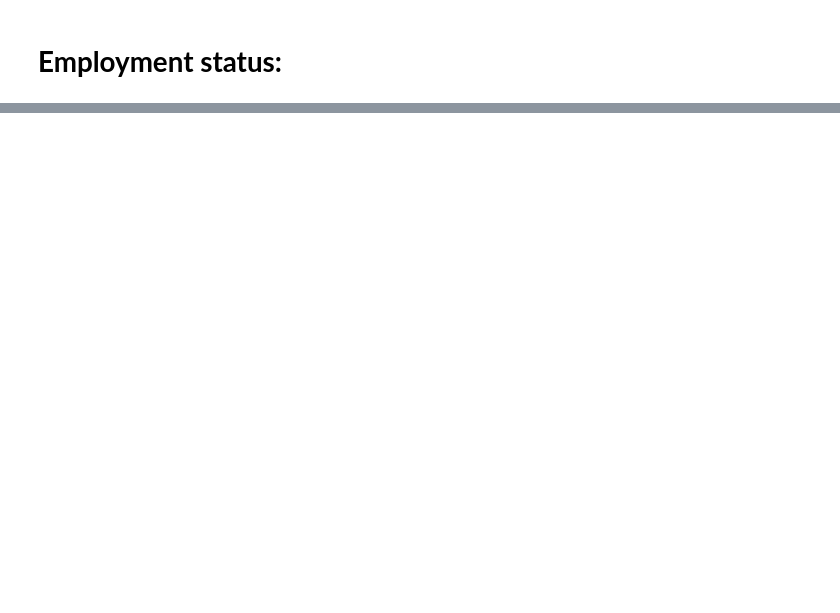
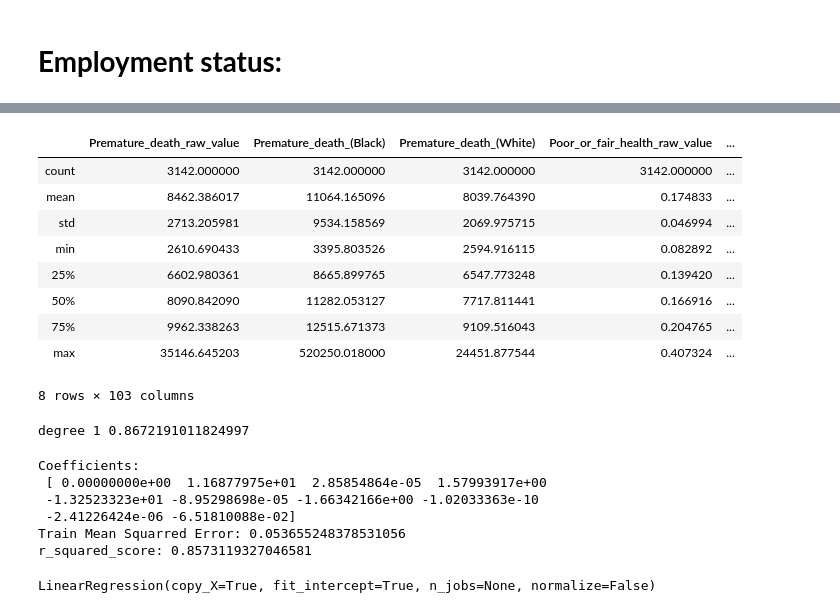
Before and after one commit to nielsbclausen/Mod_4_Project, a Jupyter notebook: Isabel_nb.ipynb, the cells around one changed output, grey strips where cells are left out. Cells and saved outputs as stored; diff of their text form; code cells hidden in the pictures; blank space fills up the shorter version.

```diff
--- a/Isabel_nb.ipynb
+++ b/Isabel_nb.ipynb
@@ -207,0 +571,13 @@ df.head()
+# %%
+dfreg.describe()
+# %% [output]
+|  | Premature_death_raw_value | Premature_death_(Black) | Premature_death_(White) | Poor_or_fair_health_raw_value | ... |
+| count | 3142.000000 | 3142.000000 | 3142.000000 | 3142.000000 | ... |
+| mean | 8462.386017 | 11064.165096 | 8039.764390 | 0.174833 | ... |
+| std | 2713.205981 | 9534.158569 | 2069.975715 | 0.046994 | ... |
+| min | 2610.690433 | 3395.803526 | 2594.916115 | 0.082892 | ... |
+| 25% | 6602.980361 | 8665.899765 | 6547.773248 | 0.139420 | ... |
+| 50% | 8090.842090 | 11282.053127 | 7717.811441 | 0.166916 | ... |
+| 75% | 9962.338263 | 12515.671373 | 9109.516043 | 0.204765 | ... |
+| max | 35146.645203 | 520250.018000 | 24451.877544 | 0.407324 | ... |
+8 rows × 103 columns
@@ -208 +593,54 @@ df.head()
+# %%
+# Instantiate PolynomialFeatures
+poly = PolynomialFeatures(2)
+
+# Fit and transform X_train
+X_poly_train = poly.fit_transform(X_train)
+
+# Instantiate and fit a linear regression model to the polynomial transformed train features
+reg_poly = LinearRegression().fit(X_poly_train, y_train)
+
+# Transform the test data into polynomial features
+X_poly_test = poly.transform(X_test)
+
+# Get predeicted values for polynomial training data to compute MSE
+y_trainpred = reg_poly.predict(X_poly_train)
+
+# Get predicted values for transformed polynomial test data
+y_pred = reg_poly.predict(X_poly_test)
+
+# Evaluate model performance on test data
+print("degree %d" % 1, r2_score(y_test, y_pred))
+
+# Transform the full data
+X_poly = poly.transform(X)
+
+# Now, we want to see what the model predicts for the entire data
+y_poly = reg_poly.predict(X_poly)
+# %% [output]
+degree 1 0.8672191011824997
+# %%
+# The coefficients
+print('Coefficients: \n', reg_poly.coef_)
+train_mse = mean_squared_error(y_train, y_trainpred)
+print('Train Mean Squarred Error:', train_mse)
+print('r_squared_score:',r2_score(y_train, y_trainpred))
+# %% [output]
+Coefficients:
+ [ 0.00000000e+00  1.16877975e+01  2.85854864e-05  1.57993917e+00
+ -1.32523323e+01 -8.95298698e-05 -1.66342166e+00 -1.02033363e-10
+ -2.41226424e-06 -6.51810088e-02]
+Train Mean Squarred Error: 0.053655248378531056
+r_squared_score: 0.8573119327046581
+# %%
+ridge = Ridge(alpha=0.5)
+ridge.fit(X_train_scaled, y_train)
+
+lasso = Lasso(alpha=0.5)
+lasso.fit(X_train_scaled, y_train)
+
+lin = LinearRegression()
+lin.fit(X_train_scaled, y_train)
+# %% [output]
+LinearRegression(copy_X=True, fit_intercept=True, n_jobs=None, normalize=False)
 # %%
```
Also changed, not shown: parts of 55 cells of this notebook.
